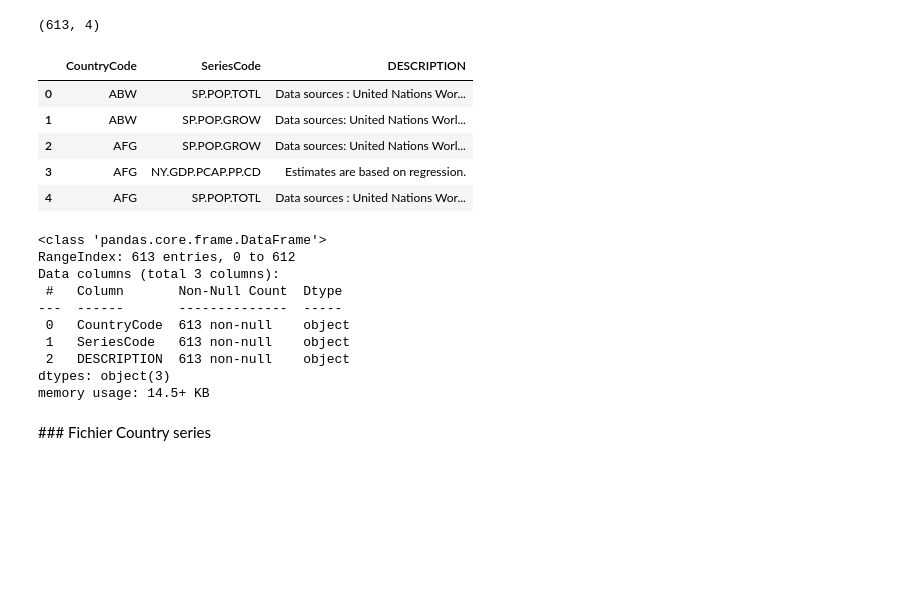
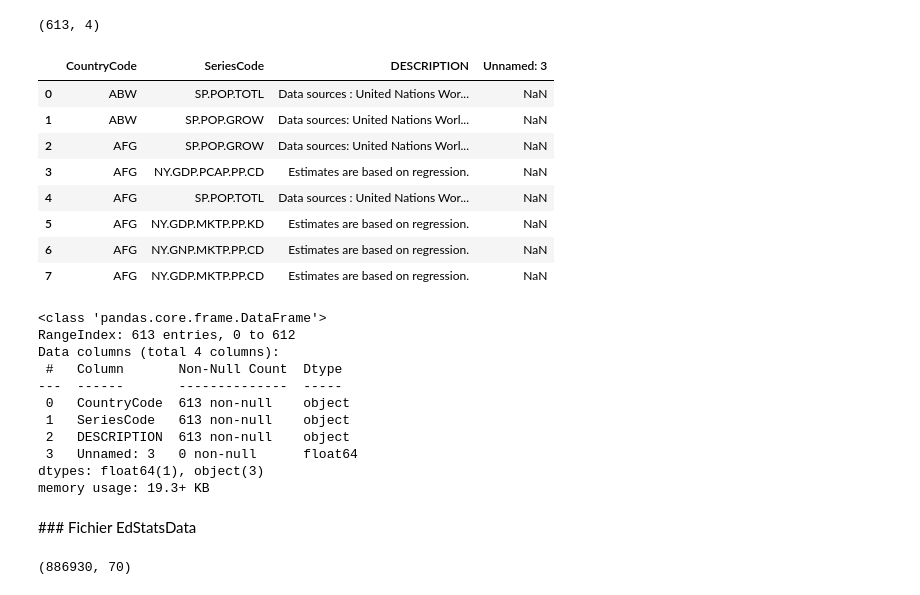
Before and after one commit to gwils28/Keep_Learning, a Jupyter notebook: System educ.ipynb, the cells around one changed output. Drawn from its saved outputs; the diff is of its cells as text; code cells hidden in the pictures; blank space fills up the shorter version.

```diff
--- a/System educ.ipynb
+++ b/System educ.ipynb
@@ -99,3 +99,5 @@ SciPy version: 1.6.0
 IPython version: 7.20.0
 # %% [markdown]
 ## Loading
+# %%
+path = "/home/wils/Data_Project/Data"   #os.getcwd()
@@ -147,29 +190,35 @@ raw_data_countryseries = pd.read_csv(path + "/EdStatsCountry-Series.csv")
 raw_data_countryseries.shape
 # %% [output]
 (613, 4)
-# %%
-raw_data_countryseries.drop(["Unnamed: 3"], axis=1, inplace=True)
 # %%
-raw_data_countryseries.head(5)
+raw_data_countryseries.head(8)
 # %% [output]
-|  | CountryCode | SeriesCode | DESCRIPTION |
-| 0 | ABW | SP.POP.TOTL | Data sources : United Nations Wor... |
-| 1 | ABW | SP.POP.GROW | Data sources: United Nations Worl... |
-| 2 | AFG | SP.POP.GROW | Data sources: United Nations Worl... |
-| 3 | AFG | NY.GDP.PCAP.PP.CD | Estimates are based on regression. |
-| 4 | AFG | SP.POP.TOTL | Data sources : United Nations Wor... |
+|  | CountryCode | SeriesCode | DESCRIPTION | Unnamed: 3 |
+| 0 | ABW | SP.POP.TOTL | Data sources : United Nations Wor... | NaN |
+| 1 | ABW | SP.POP.GROW | Data sources: United Nations Worl... | NaN |
+| 2 | AFG | SP.POP.GROW | Data sources: United Nations Worl... | NaN |
+| 3 | AFG | NY.GDP.PCAP.PP.CD | Estimates are based on regression. | NaN |
+| 4 | AFG | SP.POP.TOTL | Data sources : United Nations Wor... | NaN |
+| 5 | AFG | NY.GDP.MKTP.PP.KD | Estimates are based on regression. | NaN |
+| 6 | AFG | NY.GNP.MKTP.PP.CD | Estimates are based on regression. | NaN |
+| 7 | AFG | NY.GDP.MKTP.PP.CD | Estimates are based on regression. | NaN |
 # %%
 raw_data_countryseries.info()
 # %% [output]
 <class 'pandas.core.frame.DataFrame'>
 RangeIndex: 613 entries, 0 to 612
-Data columns (total 3 columns):
+Data columns (total 4 columns):
  #   Column       Non-Null Count  Dtype
 ---  ------       --------------  -----
  0   CountryCode  613 non-null    object
  1   SeriesCode   613 non-null    object
  2   DESCRIPTION  613 non-null    object
-dtypes: object(3)
-memory usage: 14.5+ KB
+ 3   Unnamed: 3   0 non-null      float64
+dtypes: float64(1), object(3)
+memory usage: 19.3+ KB
 # %% [markdown]
-### Fichier Country series
+### Fichier EdStatsData
+# %%
+raw_stats.shape
+# %% [output]
+(886930, 70)
```
Also changed, not shown: parts of 27 cells of this notebook, 1 other file.
